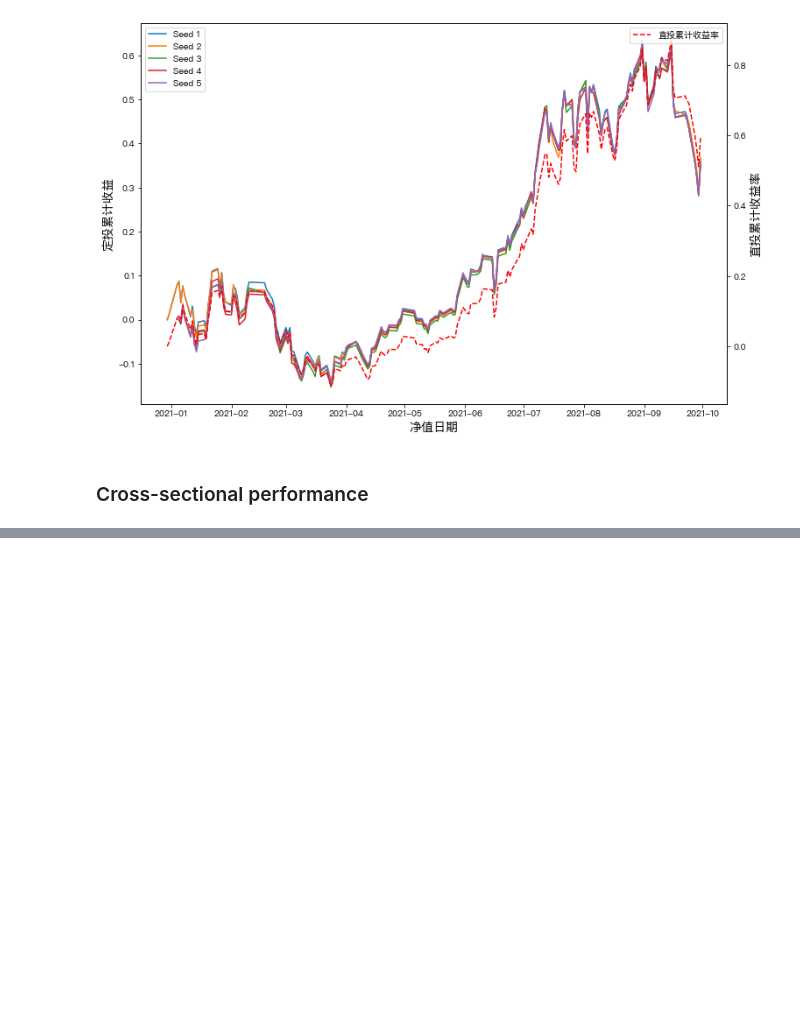
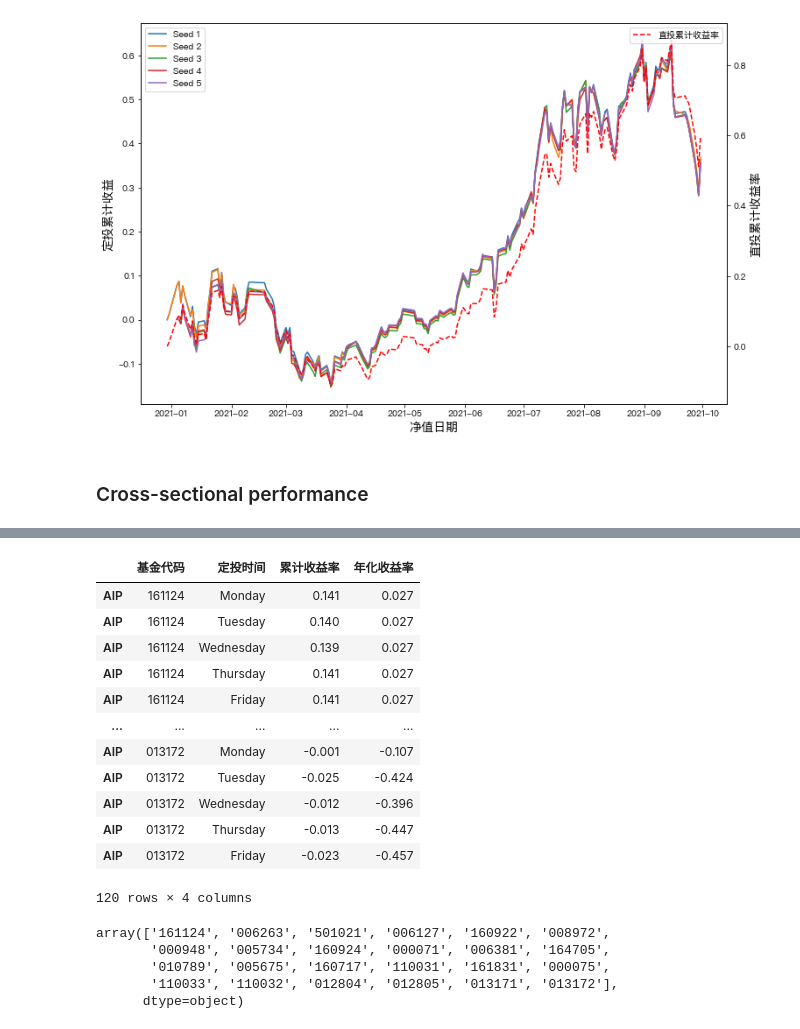
Before and after one commit to Seaaann/MyQuantReserch, a Jupyter notebook: Funds/定投回测.ipynb, the cells around one changed output, grey strips where cells are left out. Cells and saved outputs as stored; diff of their text form; code cells hidden in the pictures; blank space fills up the shorter version.

```diff
--- a/Funds/定投回测.ipynb
+++ b/Funds/定投回测.ipynb
@@ -319,14 +304,2 @@ Total_df
-# %%
-def get_category_all_funds():
-
-    Total_df = current_open_fund_mergered()
-    JJcate = np.unique(Total_df['基金大类'].values)
-
-    code_cate_dict = {}
-
-    for cate in JJcate:
-        cate_df = Total_df[(Total_df['基金大类'] == cate) & (Total_df['申购状态'] == '开放申购') & (Total_df['赎回状态'] == '开放赎回') & (Total_df['日增长率'] != '')]
-        code_cate_dict.update({cate: cate_df['基金代码'].values})
-    return code_cate_dict
 # %%
 all_cate_fund = get_category_all_funds()
@@ -355,0 +306,7 @@ array([''], dtype=object)
+# %%
+GPX_fund_code = all_cate_fund['股票型']
+QDII_fund_code = all_cate_fund['QDII']
+ZQX_fund_code = all_cate_fund['债券型']
+SPX_fund_code = all_cate_fund['商品（不含QDII）']
+ZSX_fund_code = all_cate_fund['指数型']
+HHX_fund_code = all_cate_fund['混合型']
@@ -355,0 +414,37 @@ array([''], dtype=object)
+# %%
+HHX_performance = pd.DataFrame()
+for code in QDII_fund_code:
+    HHX_performance = HHX_performance.append(AIP_Weekly(code, start_date, end_date, 'open', fixed_investment=1000, freq='Monday', AIP=True, df=False)
+                                             [['基金代码', '定投时间', '累计收益率', '年化收益率']])
+    HHX_performance = HHX_performance.append(AIP_Weekly(code, start_date, end_date, 'open', fixed_investment=1000, freq='Tuesday', AIP=True, df=False)
+                                             [['基金代码', '定投时间', '累计收益率', '年化收益率']])
+    HHX_performance = HHX_performance.append(AIP_Weekly(code, start_date, end_date, 'open', fixed_investment=1000, freq='Wednesday', AIP=True, df=False)
+                                             [['基金代码', '定投时间', '累计收益率', '年化收益率']])
+    HHX_performance = HHX_performance.append(AIP_Weekly(code, start_date, end_date, 'open', fixed_investment=1000, freq='Thursday', AIP=True, df=False)
+                                             [['基金代码', '定投时间', '累计收益率', '年化收益率']])
+    HHX_performance = HHX_performance.append(AIP_Weekly(code, start_date, end_date, 'open', fixed_investment=1000, freq='Friday', AIP=True, df=False)
+                                             [['基金代码', '定投时间', '累计收益率', '年化收益率']])
+
+HHX_performance
+# %% [output]
+|  | 基金代码 | 定投时间 | 累计收益率 | 年化收益率 |
+| AIP | 161124 | Monday | 0.141 | 0.027 |
+| AIP | 161124 | Tuesday | 0.140 | 0.027 |
+| AIP | 161124 | Wednesday | 0.139 | 0.027 |
+| AIP | 161124 | Thursday | 0.141 | 0.027 |
+| AIP | 161124 | Friday | 0.141 | 0.027 |
+| ... | ... | ... | ... | ... |
+| AIP | 013172 | Monday | -0.001 | -0.107 |
+| AIP | 013172 | Tuesday | -0.025 | -0.424 |
+| AIP | 013172 | Wednesday | -0.012 | -0.396 |
+| AIP | 013172 | Thursday | -0.013 | -0.447 |
+| AIP | 013172 | Friday | -0.023 | -0.457 |
+120 rows × 4 columns
+# %%
+QDII_fund_code
+# %% [output]
+array(['161124', '006263', '501021', '006127', '160922', '008972',
+       '000948', '005734', '160924', '000071', '006381', '164705',
+       '010789', '005675', '160717', '110031', '161831', '000075',
+       '110033', '110032', '012804', '012805', '013171', '013172'],
+      dtype=object)
```
Also changed, not shown: parts of 9 cells of this notebook, 1 other file.
